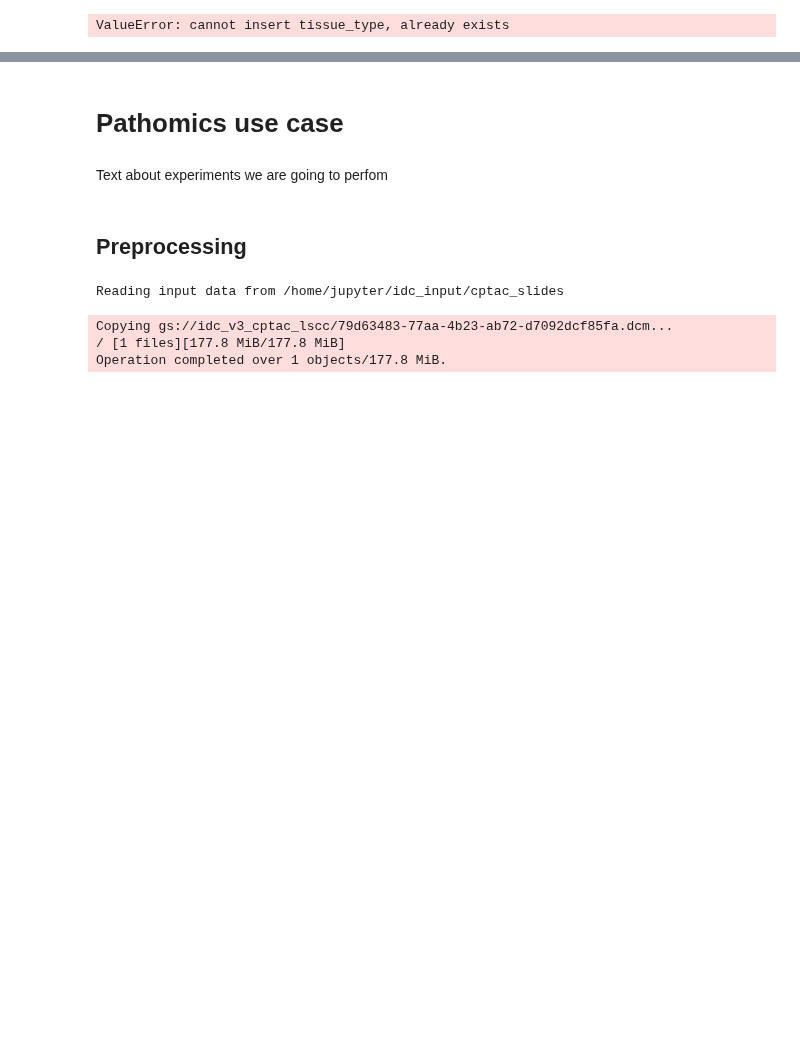
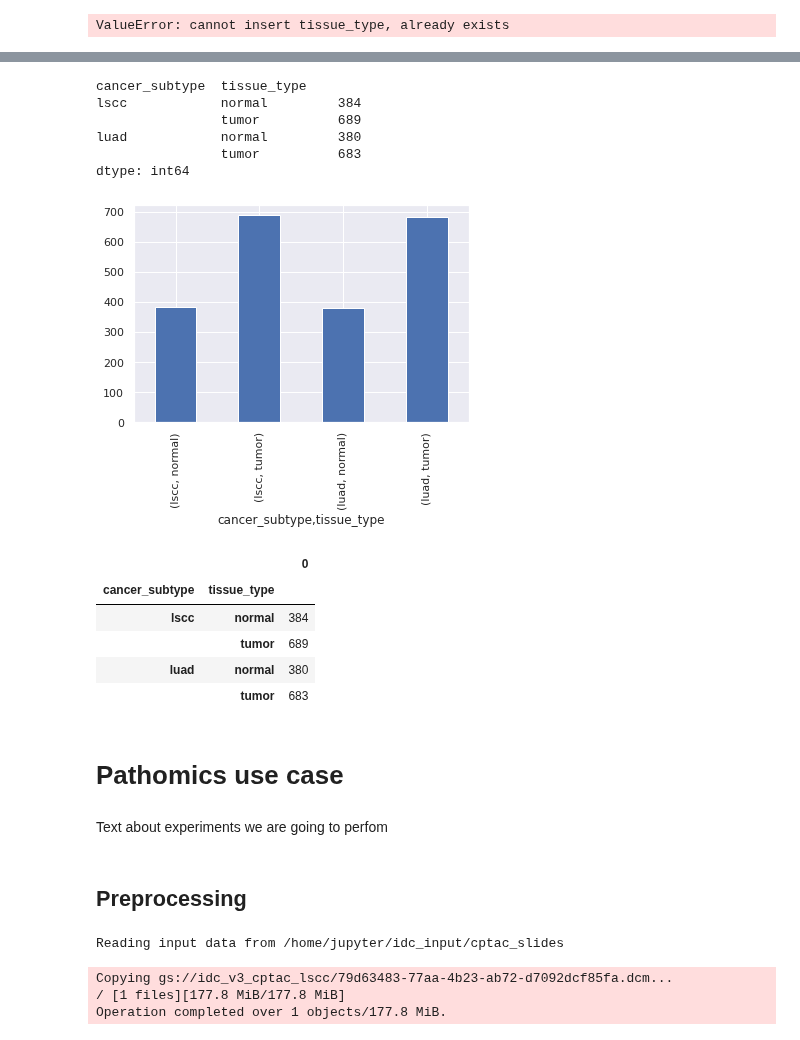
Before and after one commit to ImagingDataCommons/idc-pathomics-use-case-1, a Jupyter notebook: src/cptac-use-case.ipynb, the cells around one changed output, grey strips where cells are left out. Drawn from its saved outputs; the diff is of its cells as text; code cells hidden in the pictures; blank space fills up the shorter version.

```diff
--- a/src/cptac-use-case.ipynb
+++ b/src/cptac-use-case.ipynb
@@ -64,6 +64,8 @@ import sys
 import time
 import pandas as pd
 import matplotlib.pyplot as plt
+import seaborn as sns
+sns.set()
 # %%
 # Create directories for input and output data
 input_dir = '/home/jupyter/idc_input/'
@@ -138,3 +147,25 @@ Total number of slides in this cohort:  2218
+# %%
+# Displaying tissue type distribution
+print(slides_metadata.groupby(['cancer_subtype', 'tissue_type']).size())
+slides_metadata.groupby(['cancer_subtype', 'tissue_type']).size().plot(kind='bar', stacked=True)
+plt.show()
+
+pd.DataFrame(slides_metadata.groupby(['cancer_subtype', 'tissue_type']).size())
+# how many slides per patient?
+# %% [output]
+cancer_subtype  tissue_type
+lscc            normal         384
+                tumor          689
+luad            normal         380
+                tumor          683
+dtype: int64
+[figure, added]
+|  |  | 0 |
+| cancer_subtype | tissue_type |  |
+| lscc | normal | 384 |
+|  | tumor | 689 |
+| luad | normal | 380 |
+|  | tumor | 683 |
 # %%
 # IDC viewer for some pathomics data?
 def get_idc_viewer_url(study_UID):
```
Also changed, not shown: parts of 7 cells of this notebook, 2 other files.
